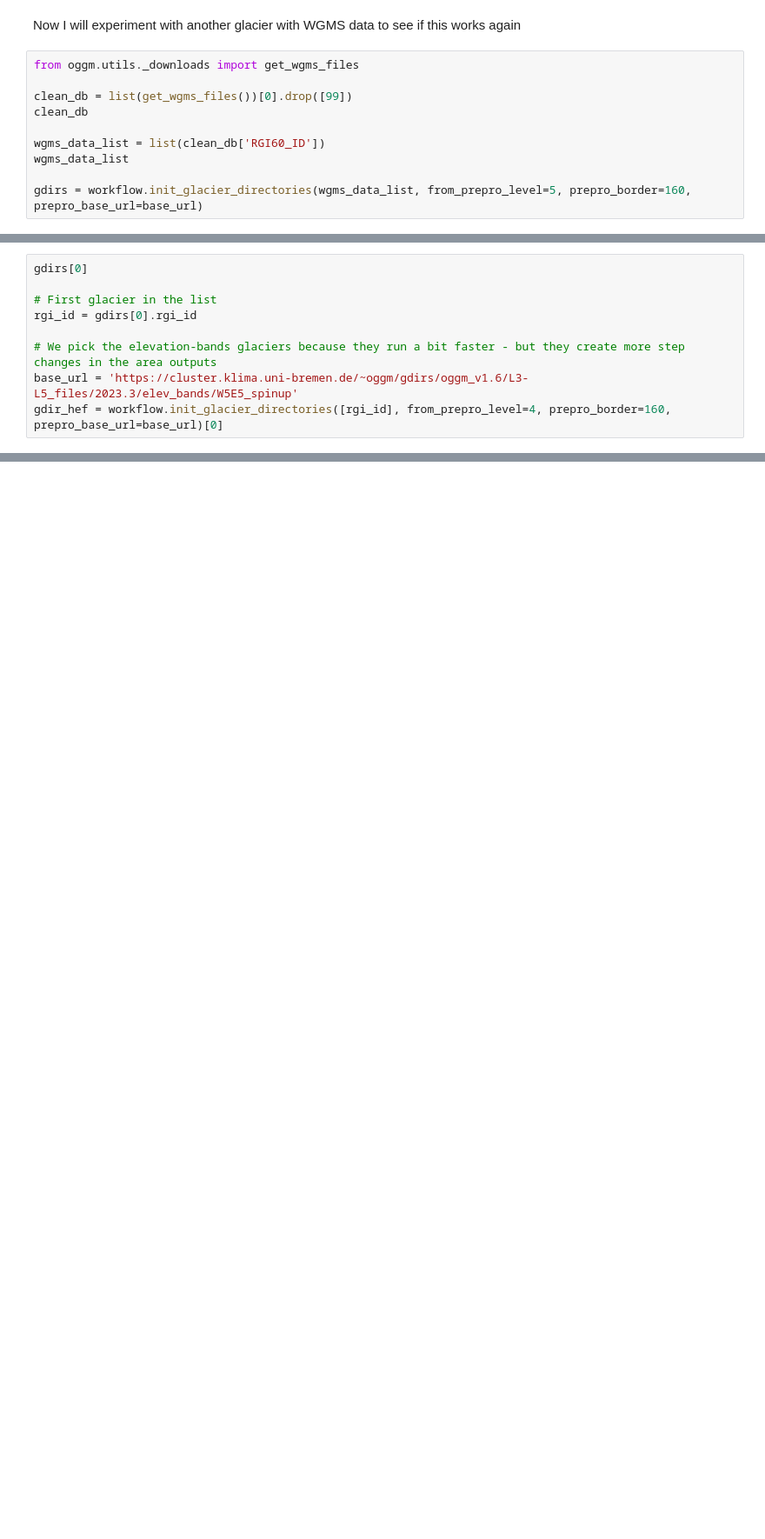
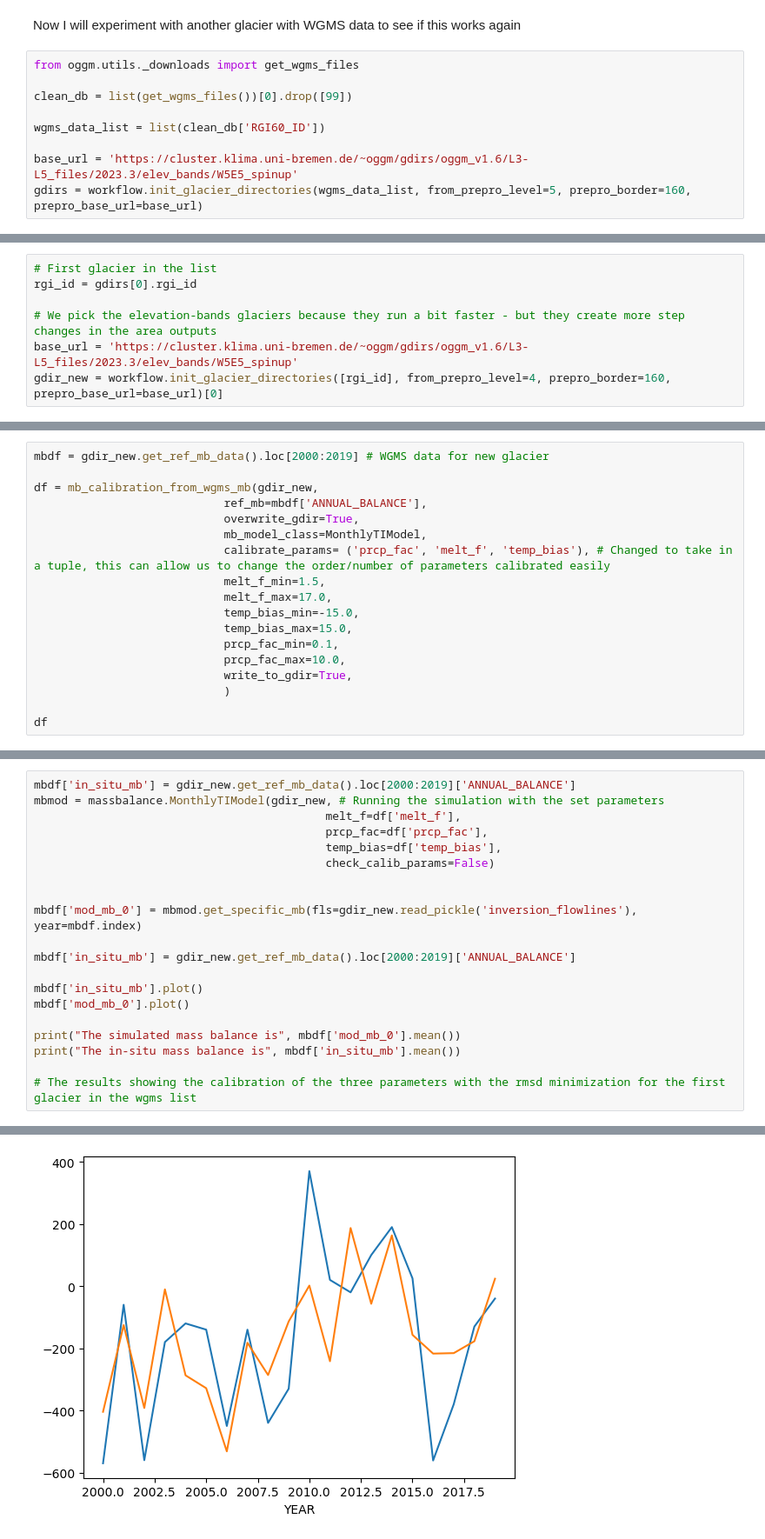
Before and after one commit to chloe-hancock/tutorials-runoff, a Jupyter notebook: notebooks/tutorials/calibration_with_rmsd.ipynb, the cells around one changed output, grey strips where cells are left out. Shown at 87% size. Saved outputs shown, nothing was run; the diff lists cells and outputs as text; blank space fills up the shorter version.

```diff
--- a/notebooks/tutorials/calibration_with_rmsd.ipynb
+++ b/notebooks/tutorials/calibration_with_rmsd.ipynb
@@ -634,10 +879,9 @@ Now I will experiment with another glacier with WGMS data to see if this works a
 from oggm.utils._downloads import get_wgms_files
 
 clean_db = list(get_wgms_files())[0].drop([99])
-clean_db
 
 wgms_data_list = list(clean_db['RGI60_ID'])
-wgms_data_list
 
+base_url = 'https://cluster.klima.uni-bremen.de/~oggm/gdirs/oggm_v1.6/L3-L5_files/2023.3/elev_bands/W5E5_spinup'
 gdirs = workflow.init_glacier_directories(wgms_data_list, from_prepro_level=5, prepro_border=160, prepro_base_url=base_url)
 # %% [output]
@@ -649,10 +891,8 @@ gdirs = workflow.init_glacier_directories(wgms_data_list, from_prepro_level=5, p
 # %%
-gdirs[0]
-
 # First glacier in the list
 rgi_id = gdirs[0].rgi_id
 
 # We pick the elevation-bands glaciers because they run a bit faster - but they create more step changes in the area outputs
 base_url = 'https://cluster.klima.uni-bremen.de/~oggm/gdirs/oggm_v1.6/L3-L5_files/2023.3/elev_bands/W5E5_spinup'
-gdir_hef = workflow.init_glacier_directories([rgi_id], from_prepro_level=4, prepro_border=160, prepro_base_url=base_url)[0]
+gdir_new = workflow.init_glacier_directories([rgi_id], from_prepro_level=4, prepro_border=160, prepro_base_url=base_url)[0]
 # %% [output]
@@ -771,0 +901,18 @@ Final RMSE after anomaly correction: 2.086398977366117e-13
+# %%
+mbdf = gdir_new.get_ref_mb_data().loc[2000:2019] # WGMS data for new glacier
+
+df = mb_calibration_from_wgms_mb(gdir_new,
+                            ref_mb=mbdf['ANNUAL_BALANCE'],
+                            overwrite_gdir=True,
+                            mb_model_class=MonthlyTIModel,
+                            calibrate_params= ('prcp_fac', 'melt_f', 'temp_bias'), # Changed to take in a tuple, this can allow us to change the order/number of parameters calibrated easily
+                            melt_f_min=1.5,
+                            melt_f_max=17.0,
+                            temp_bias_min=-15.0,
+                            temp_bias_max=15.0,
+                            prcp_fac_min=0.1,
+                            prcp_fac_max=10.0,
+                            write_to_gdir=True,
+                            )
+
+df
@@ -771,0 +935,21 @@ Final RMSE after anomaly correction: 2.086398977366117e-13
+# %%
+mbdf['in_situ_mb'] = gdir_new.get_ref_mb_data().loc[2000:2019]['ANNUAL_BALANCE']
+mbmod = massbalance.MonthlyTIModel(gdir_new, # Running the simulation with the set parameters
+                                           melt_f=df['melt_f'],
+                                           prcp_fac=df['prcp_fac'],
+                                           temp_bias=df['temp_bias'],
+                                           check_calib_params=False)
+
+
+mbdf['mod_mb_0'] = mbmod.get_specific_mb(fls=gdir_new.read_pickle('inversion_flowlines'), year=mbdf.index)
+
+mbdf['in_situ_mb'] = gdir_new.get_ref_mb_data().loc[2000:2019]['ANNUAL_BALANCE']
+
+mbdf['in_situ_mb'].plot()
+mbdf['mod_mb_0'].plot()
+
+print("The simulated mass balance is", mbdf['mod_mb_0'].mean())
+print("The in-situ mass balance is", mbdf['in_situ_mb'].mean())
+
+# The results showing the calibration of the three parameters with the rmsd minimization for the first glacier in the wgms list
+# %% [output]
@@ -771,0 +958 @@ Final RMSE after anomaly correction: 2.086398977366117e-13
+[figure, added]
```
Also changed, not shown: parts of 39 cells of this notebook, 1 other file.
